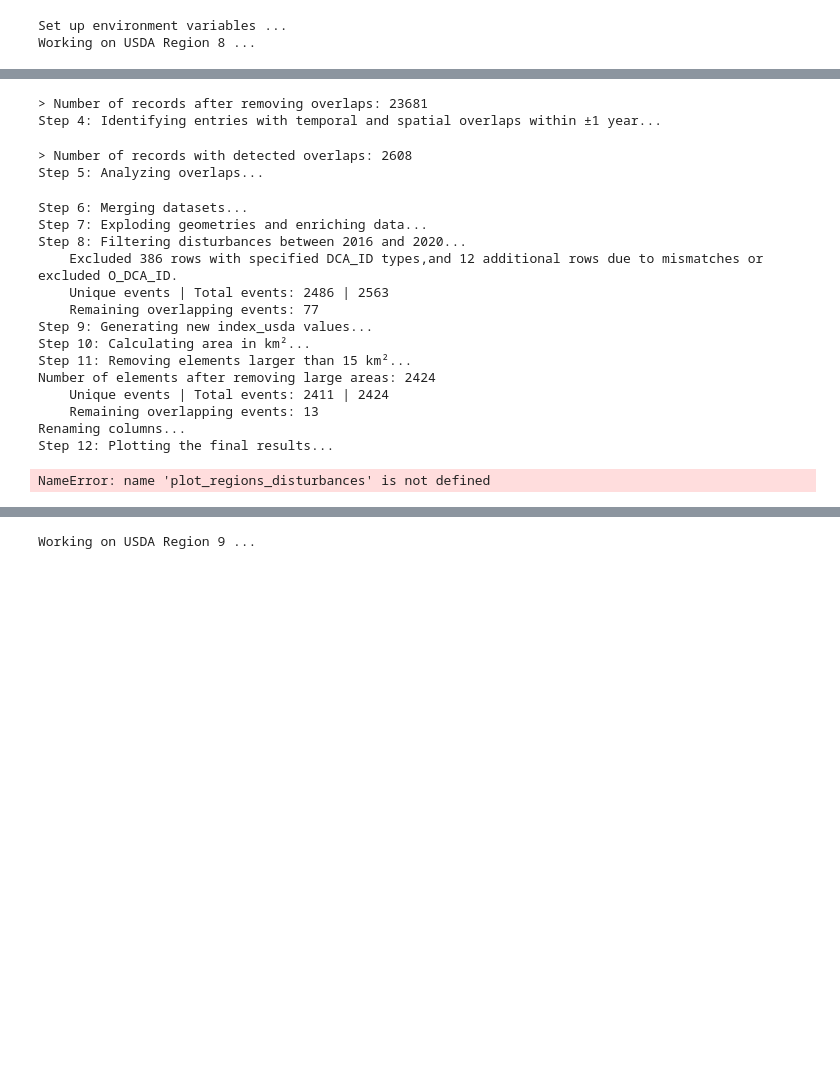
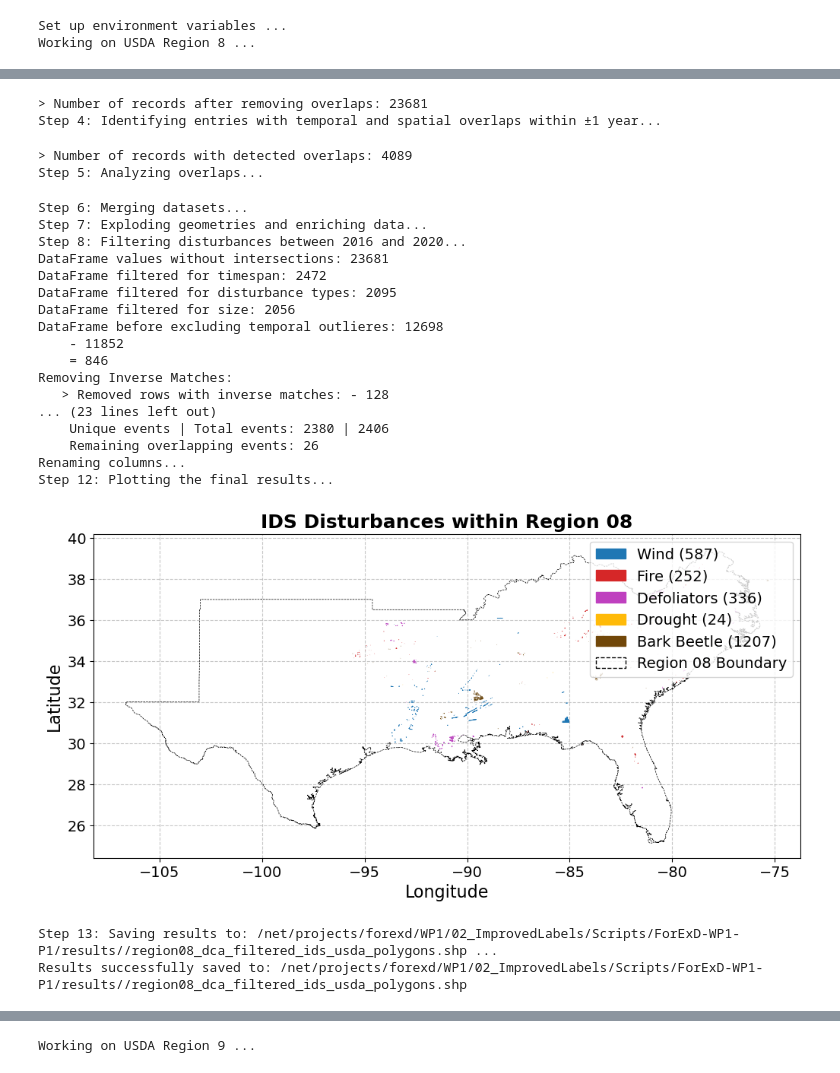
Before and after one commit to Franziska279/ForExD-WP1-P1, a Jupyter notebook: src/01_ids_usda_prep.ipynb, the cells around one changed output, grey strips where cells are left out. Drawn from its saved outputs; the diff is of its cells as text; code cells hidden in the pictures; blank space fills up the shorter version.

```diff
--- a/src/01_ids_usda_prep.ipynb
+++ b/src/01_ids_usda_prep.ipynb
@@ -532,13 +842,14 @@ gdf = load_data(ids_region_file_path)
 
 print("Step 2: Processing and cleaning disturbance data...")
 merged_gdf = process_and_merge_disturbances(gdf)
+#reset_gdf = reset_id_e(merged_gdf)
 
 print("Step 3: Removing temporal and spatial overlaps...")
-gdf_no_overlap = remove_overlapping_entries(merged_gdf, year_range=5)
+gdf_no_overlap = remove_overlapping_entries(reset_gdf, year_range=5)
 print(f"> Number of records after removing overlaps: {len(gdf_no_overlap)}")
 
 print("Step 4: Identifying entries with temporal and spatial overlaps within ±1 year...")
-gdf_overlap = keep_overlapping_entries(merged_gdf, year_range=1)
+gdf_overlap = keep_overlapping_entries(reset_gdf, year_range=5)
 print(f"> Number of records with detected overlaps: {len(gdf_overlap)}")
 
 # Step 5: Analyzing overlaps
@@ -547,7 +858,7 @@ gdf_overlap_analyzed = analyze_overlaps(gdf_overlap)
 
 # Step 6: Merging datasets with and without overlaps
 print("Step 6: Merging datasets...")
-merged_gdf = gpd.GeoDataFrame(pd.concat([gdf_no_overlap, gdf_overlap_analyzed], ignore_index=True))
+merged_gdf = gpd.GeoDataFrame(pd.concat([gdf_no_overlap, gdf_overlap_analyzed]))
 
 # Step 7: Exploding geometries and enriching data with DCA and year information
 print("Step 7: Exploding geometries and enriching data...")
@@ -556,26 +867,26 @@ enriched_df = analyze_and_enrich_overlaps(merged_gdf)
 # Step 8: Filter disturbance data
 print("Step 8: Filtering disturbances between 2016 and 2020...")
 excluded_dca_types = ['other', 'multi_damage', 'other_abiotic', 'other_biotic']
-filtered_df_cleaned, filtering_summary = filter_disturbance_data(enriched_df, excluded_dca_types, start_year=2015, end_year=2020)
-print(filtering_summary)
+filtered_df_cleaned = filter_disturbance_data(enriched_df, excluded_dca_types, start_year=2015, end_year=2020)
+#print(filtering_summary)
 
-# Step 9: Generate new index_usda values
-print("Step 9: Generating new index_usda values...")
-filtered_df_cleaned['IDX_D'] = filtered_df_cleaned.apply(
-    lambda row: f"{row['DCA_ID']}_{row['SURVEY_YEAR']}_{row.name}", axis=1
-)
+# # Step 9: Generate new index_usda values
+# print("Step 9: Generating new index_usda values...")
+# filtered_df_cleaned['IDX_D'] = filtered_df_cleaned.apply(
+#     lambda row: f"{row['DCA_ID']}_{row['SURVEY_YEAR']}_{row.name}", axis=1
+# )
 
-# Step 10: Calculate area in km²
-print("Step 10: Calculating area in km²...")
-gdf_with_area = calculate_area_in_km2(filtered_df_cleaned)
+# # Step 10: Calculate area in km²
+# print("Step 10: Calculating area in km²...")
+# gdf_with_area = calculate_area_in_km2(filtered_df_cleaned)
 
-# Step 11: Remove elements larger than 15 km²
-print("Step 11: Removing elements larger than 15 km²...")
-gdf_area = gdf_with_area[gdf_with_area['area_km2'] <= 15]
+# # Step 11: Remove elements larger than 15 km²
+# print("Step 11: Removing elements larger than 15 km²...")
+# gdf_area = gdf_with_area[gdf_with_area['area_km2'] <= 15]
 
 # Output summary
-total_elements = len(gdf_area)
-unique_events = len(gdf_area['ID_E'].unique())
+total_elements = len(filtered_df_cleaned)
+unique_events = len(filtered_df_cleaned['ID_E'].unique())
 overlapping_events = total_elements - unique_events
 
 print(f"Number of elements after removing large areas: {total_elements}")
@@ -588,7 +899,7 @@ column_renames = {
     'SURVEY_YEAR': 'SURVEY_Y',
     'DA_Code_USDA': 'DA_C_USDA'
 }
-data = gdf_area.rename(columns=column_renames)
+data = filtered_df_cleaned.rename(columns=column_renames)
 
 
 # Step 12: Plot the final results
@@ -605,42 +916,47 @@ plot_regions_disturbances(
 print(f"Step 13: Saving results to: {file_output_path} ...")
 data.to_file(file_output_path, index=False)
 print(f"Results successfully saved to: {file_output_path}")
 # %% [output]
 Step 1: Loading CSV file for Region 08...
 Step 2: Processing and cleaning disturbance data...
   Initial number of records: 68916
 Number of records after filtering 'PERCENT_AFFECTED' for 'Severe' or keeping NaN: 40111
   Number of records after dropping unnecessary columns: 40111
 > Iteration 1
   Number of intersected records: 101959
 > Iteration 2
   Number of intersected records: 50345
 > Iteration 3
   Number of intersected records: 30689
 > Iteration 4
   Number of intersected records: 27968
 > Iteration 5
   Number of intersected records: 27770
 >> No more changes detected, stopping iterations.
    Final number of merged records: 27770
 Step 3: Removing temporal and spatial overlaps...
 > Number of records after removing overlaps: 23681
 Step 4: Identifying entries with temporal and spatial overlaps within ±1 year...
-> Number of records with detected overlaps: 2608
+> Number of records with detected overlaps: 4089
 Step 5: Analyzing overlaps...
 Step 6: Merging datasets...
 Step 7: Exploding geometries and enriching data...
 Step 8: Filtering disturbances between 2016 and 2020...
-    Excluded 386 rows with specified DCA_ID types,and 12 additional rows due to mismatches or excluded O_DCA_ID.
-    Unique events | Total events: 2486 | 2563
-    Remaining overlapping events: 77
-Step 9: Generating new index_usda values...
-Step 10: Calculating area in km²...
-Step 11: Removing elements larger than 15 km²...
-Number of elements after removing large areas: 2424
-    Unique events | Total events: 2411 | 2424
-    Remaining overlapping events: 13
+DataFrame values without intersections: 23681
+DataFrame filtered for timespan: 2472
+DataFrame filtered for disturbance types: 2095
+DataFrame filtered for size: 2056
+DataFrame before excluding temporal outlieres: 12698
+    - 11852
+    = 846
+Removing Inverse Matches:
+   > Removed rows with inverse matches: - 128
+... (23 lines left out)
+    Unique events | Total events: 2380 | 2406
+    Remaining overlapping events: 26
 Renaming columns...
 Step 12: Plotting the final results...
+[figure, added]
-NameError: name 'plot_regions_disturbances' is not defined
+Step 13: Saving results to: /net/projects/forexd/WP1/02_ImprovedLabels/Scripts/ForExD-WP1-P1/results//region08_dca_filtered_ids_usda_polygons.shp ...
+Results successfully saved to: /net/projects/forexd/WP1/02_ImprovedLabels/Scripts/ForExD-WP1-P1/results//region08_dca_filtered_ids_usda_polygons.shp
 # %%
```
Also changed, not shown: parts of 13 cells of this notebook, 1 other file.
